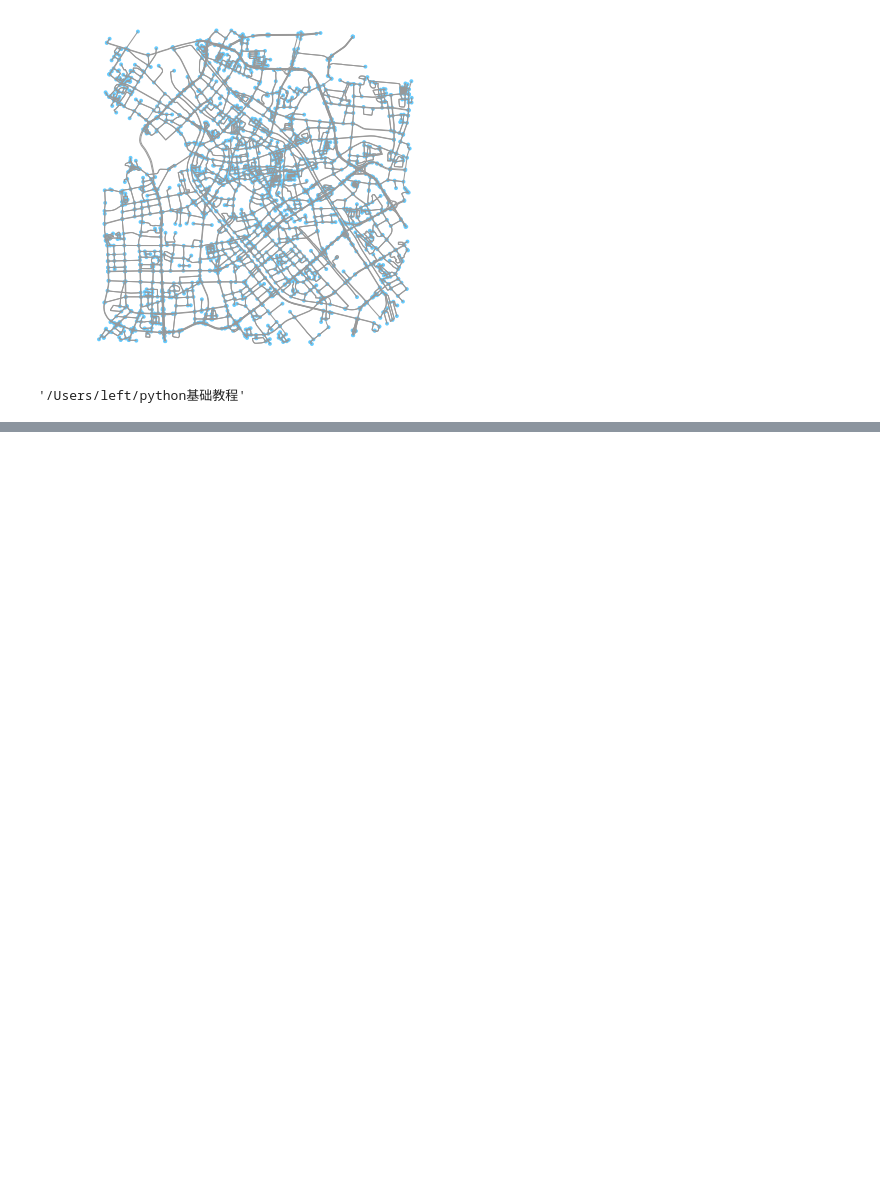
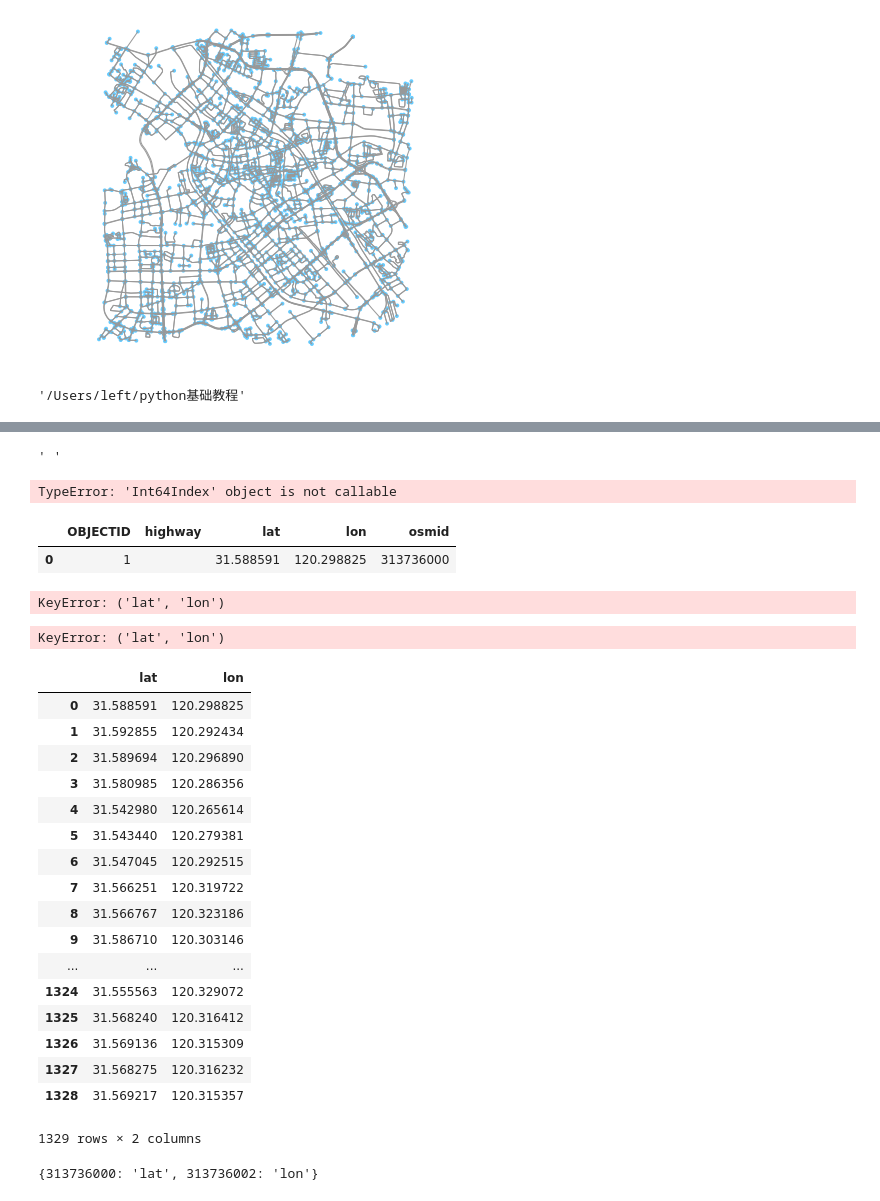
Before and after one commit to fuerdi2/WXRd, a Jupyter notebook: WX_project.ipynb, the cells around one changed output, grey strips where cells are left out. Saved outputs shown, nothing was run; the diff lists cells and outputs as text; code cells hidden in the pictures; blank space fills up the shorter version.

```diff
--- a/WX_project.ipynb
+++ b/WX_project.ipynb
@@ -24,0 +150,8 @@ exit()
+# %%
+df2.iloc[2]['tunnel']
+# %% [output]
+' '
+# %%
+df2.index()
+# %% [output]
+TypeError: 'Int64Index' object is not callable
@@ -24,0 +160,34 @@ exit()
+# %%
+df3.head(1)
+# %% [output]
+|  | OBJECTID | highway | lat | lon | osmid |
+| 0 | 1 |  | 31.588591 | 120.298825 | 313736000 |
+# %%
+osmid_dict = dict(zip(df3['osmid'],df3['lat','lon']))
+# %% [output]
+KeyError: ('lat', 'lon')
+# %%
+df3['lat','lon']
+# %% [output]
+KeyError: ('lat', 'lon')
+# %%
+df3[['lat','lon']]
+# %% [output]
+|  | lat | lon |
+| 0 | 31.588591 | 120.298825 |
+| 1 | 31.592855 | 120.292434 |
+| 2 | 31.589694 | 120.296890 |
+| 3 | 31.580985 | 120.286356 |
+| 4 | 31.542980 | 120.265614 |
+| 5 | 31.543440 | 120.279381 |
+| 6 | 31.547045 | 120.292515 |
+| 7 | 31.566251 | 120.319722 |
+| 8 | 31.566767 | 120.323186 |
+| 9 | 31.586710 | 120.303146 |
+| ... | ... | ... |
+| 1324 | 31.555563 | 120.329072 |
+| 1325 | 31.568240 | 120.316412 |
+| 1326 | 31.569136 | 120.315309 |
+| 1327 | 31.568275 | 120.316232 |
+| 1328 | 31.569217 | 120.315357 |
+1329 rows × 2 columns
@@ -24,0 +196,4 @@ exit()
+# %%
+osmid_dict
+# %% [output]
+{313736000: 'lat', 313736002: 'lon'}
```
Also changed, not shown: parts of 48 cells of this notebook, 3 other files.
